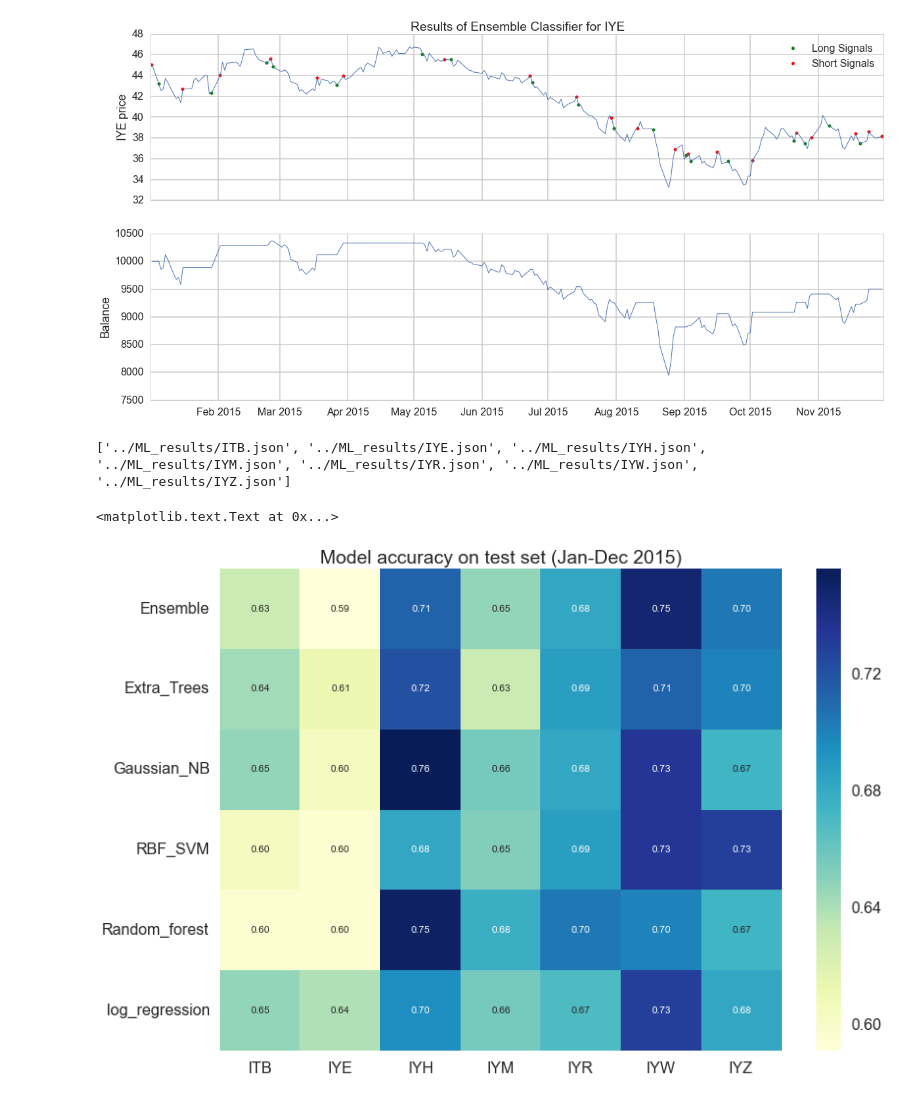
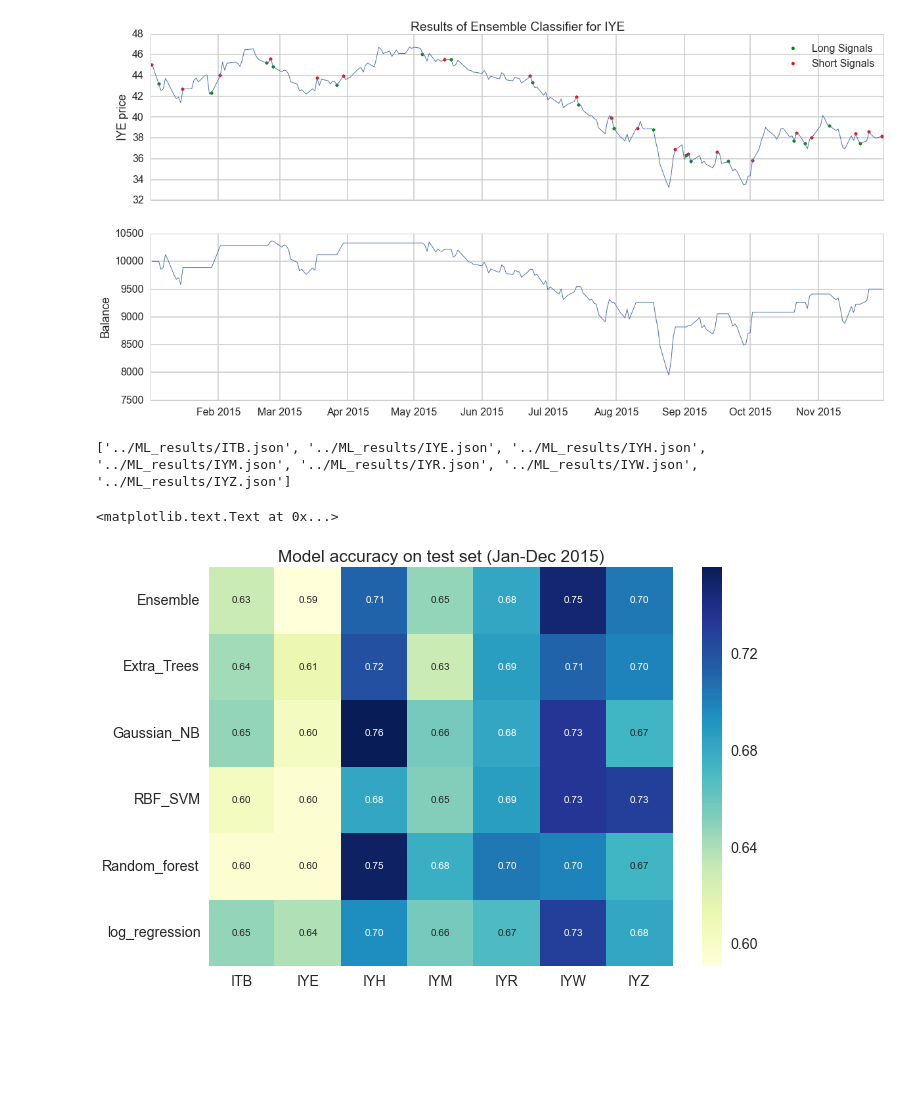
Before and after one commit to ygauthie/CS109_Project, a Jupyter notebook: RFE/SelectBK_Yvan.ipynb, the cells around one changed output. Saved outputs shown, nothing was run; the diff lists cells and outputs as text; code cells hidden in the pictures; blank space fills up the shorter version.

```diff
--- a/RFE/SelectBK_Yvan.ipynb
+++ b/RFE/SelectBK_Yvan.ipynb
@@ -499,12 +499,15 @@ for aFile in result_files:
             ROI_diff_all[file_tickr] =  models_ROI_diff
 accuracies_all=pd.DataFrame(accuracies_all)
 ROI_diff_all=pd.DataFrame(ROI_diff_all)
-ax = sns.heatmap(accuracies_all, annot=True, fmt='.2f',cmap="YlGnBu")
-ax.set_title("Model accuracy on test set (Jan-Dec 2015)")
 # %% [output]
 ['../ML_results/ITB.json', '../ML_results/IYE.json', '../ML_results/IYH.json', '../ML_results/IYM.json', '../ML_results/IYR.json', '../ML_results/IYW.json', '../ML_results/IYZ.json']
-<matplotlib.text.Text at 0x...>
-[figure, removed]
+# %%
+sns.set_context("talk", font_scale=1.1, rc={"lines.linewidth": 2.5})
+ax = sns.heatmap(accuracies_all, annot=True, fmt='.2f',cmap="YlGnBu")
+ax.set_title("Model accuracy on test set (Jan-Dec 2015)")
+# %% [output]
+<matplotlib.text.Text at 0x...>
+[figure, added]
 # %%
 ax2 = sns.heatmap(ROI_diff_all, annot=True, fmt='.1%',cmap="BrBG")
 ax2.set_title("Model ROI minus Index ROI (long positions only, no trading costs)")
```
Also changed, not shown: parts of 1 cell of this notebook.
